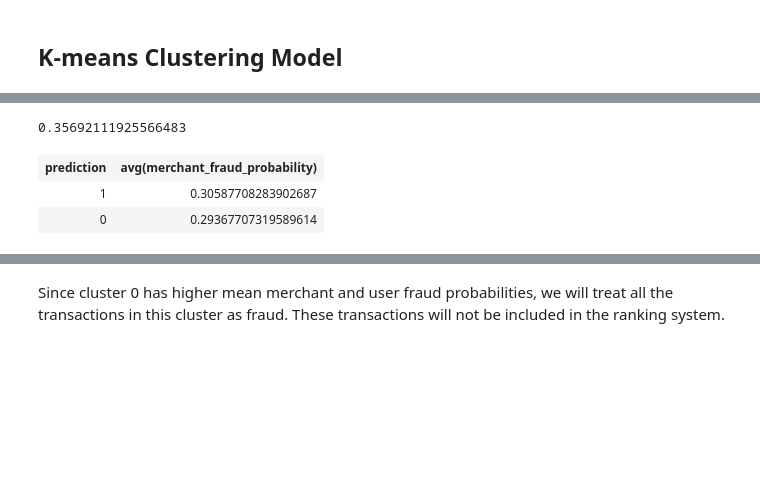
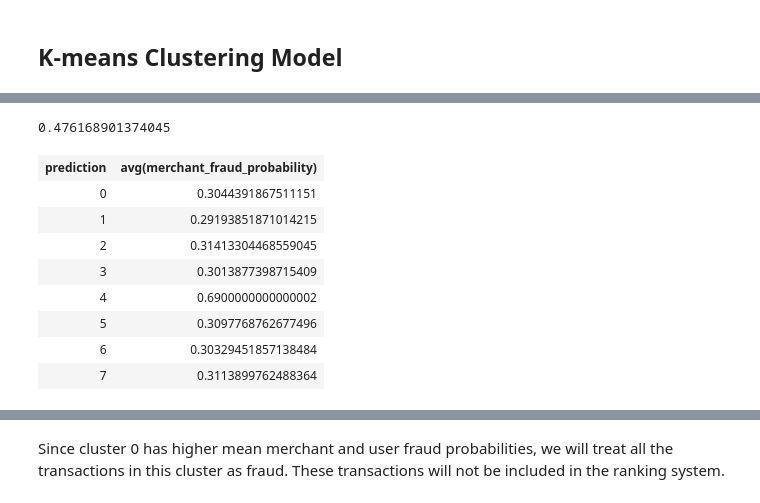
Before and after one commit to MAST30034-Applied-Data-Science/generic-buy-now-pay-later-project-group-56-bnlp, a Jupyter notebook: notebooks/Fraud_Detection.ipynb, the cells around one changed output, grey strips where cells are left out. Cells and saved outputs as stored; diff of their text form; code cells hidden in the pictures; blank space fills up the shorter version.

```diff
--- a/notebooks/Fraud_Detection.ipynb
+++ b/notebooks/Fraud_Detection.ipynb
@@ -36,6 +37,6 @@ Read in data.
 # %%
 #Read data
-sdf = spark.read.parquet("../data/curated/process_data.parquet")
+sdf = spark.read.parquet("../data/curated/part-00013-47f00a8c-554d-4703-b168-5eb79335c6d7-c000.snappy.parquet")
 # %% [markdown]
 Only consider instances with non-null fraud probabilities. It is assumed that users and merchants with no fraud probabilities are deemed to be not suspicious, therefore the probability of their transactions being fraudulent will be 0.
 # %%
@@ -89,22 +108,24 @@ data_scale_output = data_scale.transform(result)
 # %%
 # Build K-means clustering model
-import numpy as np
-cost = np.zeros(11)
-evaluator = ClusteringEvaluator(predictionCol='prediction', featuresCol='standardized', \
-                                metricName='silhouette', distanceMeasure='squaredEuclidean')
-KMeans_algo=KMeans(featuresCol='standardized', k= 2)
+KMeans_algo=KMeans(featuresCol='standardized', k= 8)
 KMeans_fit=KMeans_algo.fit(data_scale_output)
 output=KMeans_fit.transform(data_scale_output)
 score=evaluator.evaluate(output)
 score
 # %% [output]
-0.35692111925566483
+0.476168901374045
 # %%
 # calculate mean merchant fraud probability for each cluster
-output.groupBy("prediction").mean("merchant_fraud_probability")
+output.groupBy("prediction").mean("merchant_fraud_probability").sort('prediction')
 # %% [output]
 | prediction | avg(merchant_fraud_probability) |
-| 1 | 0.30587708283902687 |
-| 0 | 0.29367707319589614 |
+| 0 | 0.3044391867511151 |
+| 1 | 0.29193851871014215 |
+| 2 | 0.31413304468559045 |
+| 3 | 0.3013877398715409 |
+| 4 | 0.6900000000000002 |
+| 5 | 0.3097768762677496 |
+| 6 | 0.30329451857138484 |
+| 7 | 0.3113899762488364 |
 # %%
 # calculate mean user fraud probability for each cluster
```
Also changed, not shown: parts of 13 cells of this notebook.
